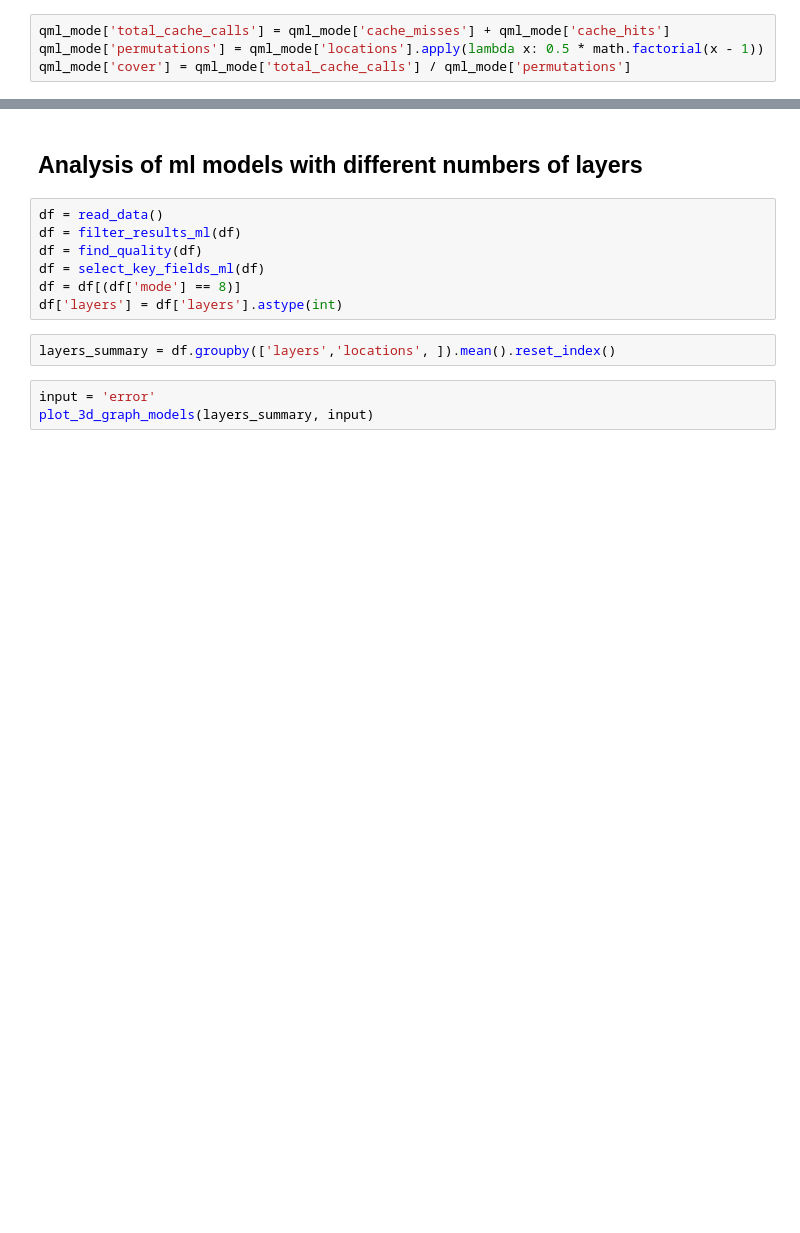
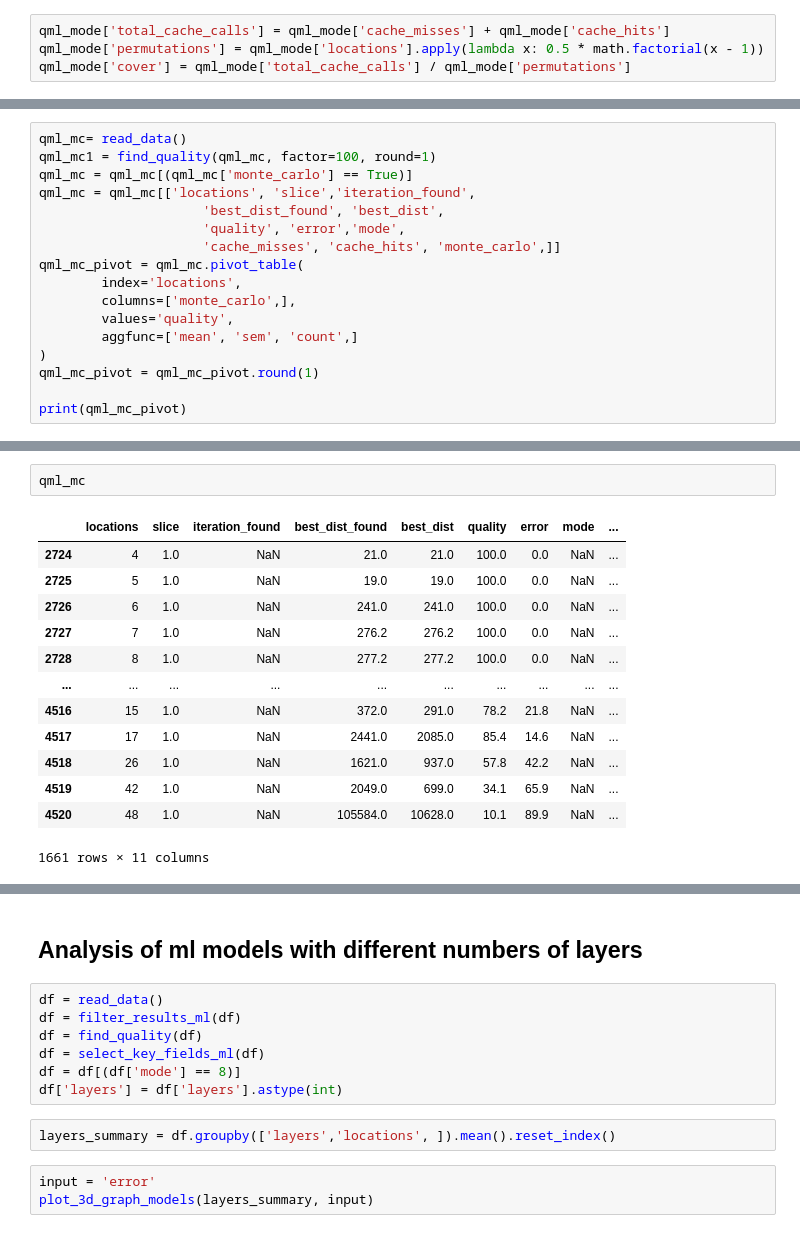
Before and after one commit to goldsmdn/TSP_VQC, a Jupyter notebook: show_results.ipynb, the cells around one changed output, grey strips where cells are left out. Saved outputs shown, nothing was run; the diff lists cells and outputs as text; blank space fills up the shorter version.

```diff
--- a/show_results.ipynb
+++ b/show_results.ipynb
@@ -110,0 +192,17 @@ print(qml_mode_pivot_cache)
+# %%
+qml_mc= read_data()
+qml_mc1 = find_quality(qml_mc, factor=100, round=1)
+qml_mc = qml_mc[(qml_mc['monte_carlo'] == True)]
+qml_mc = qml_mc[['locations', 'slice','iteration_found',
+                     'best_dist_found', 'best_dist',
+                     'quality', 'error','mode',
+                     'cache_misses', 'cache_hits', 'monte_carlo',]]
+qml_mc_pivot = qml_mc.pivot_table(
+        index='locations',
+        columns=['monte_carlo',],
+        values='quality',
+        aggfunc=['mean', 'sem', 'count',]
+)
+qml_mc_pivot = qml_mc_pivot.round(1)
+
+print(qml_mc_pivot)
@@ -110,0 +227,16 @@ print(qml_mode_pivot_cache)
+# %%
+qml_mc
+# %% [output]
+|  | locations | slice | iteration_found | best_dist_found | best_dist | quality | error | mode | ... |
+| 2724 | 4 | 1.0 | NaN | 21.0 | 21.0 | 100.0 | 0.0 | NaN | ... |
+| 2725 | 5 | 1.0 | NaN | 19.0 | 19.0 | 100.0 | 0.0 | NaN | ... |
+| 2726 | 6 | 1.0 | NaN | 241.0 | 241.0 | 100.0 | 0.0 | NaN | ... |
+| 2727 | 7 | 1.0 | NaN | 276.2 | 276.2 | 100.0 | 0.0 | NaN | ... |
+| 2728 | 8 | 1.0 | NaN | 277.2 | 277.2 | 100.0 | 0.0 | NaN | ... |
+| ... | ... | ... | ... | ... | ... | ... | ... | ... | ... |
+| 4516 | 15 | 1.0 | NaN | 372.0 | 291.0 | 78.2 | 21.8 | NaN | ... |
+| 4517 | 17 | 1.0 | NaN | 2441.0 | 2085.0 | 85.4 | 14.6 | NaN | ... |
+| 4518 | 26 | 1.0 | NaN | 1621.0 | 937.0 | 57.8 | 42.2 | NaN | ... |
+| 4519 | 42 | 1.0 | NaN | 2049.0 | 699.0 | 34.1 | 65.9 | NaN | ... |
+| 4520 | 48 | 1.0 | NaN | 105584.0 | 10628.0 | 10.1 | 89.9 | NaN | ... |
+1661 rows × 11 columns
```
Also changed, not shown: parts of 13 cells of this notebook, 3 other files.
